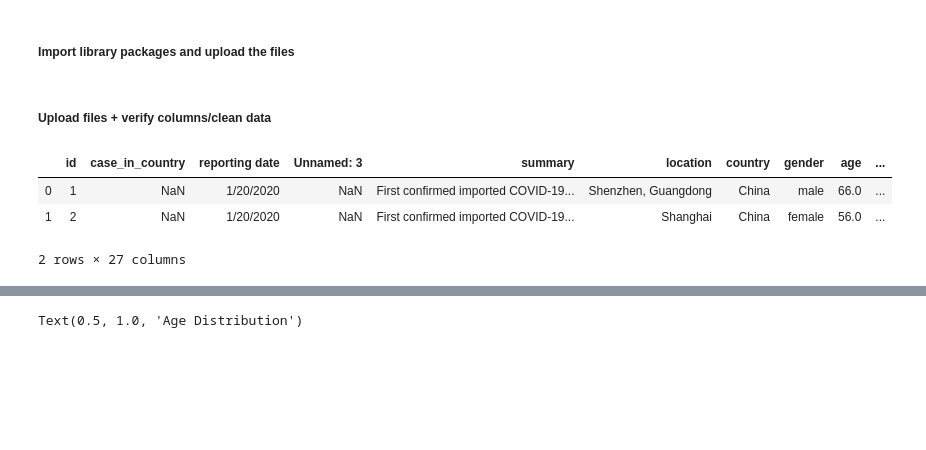
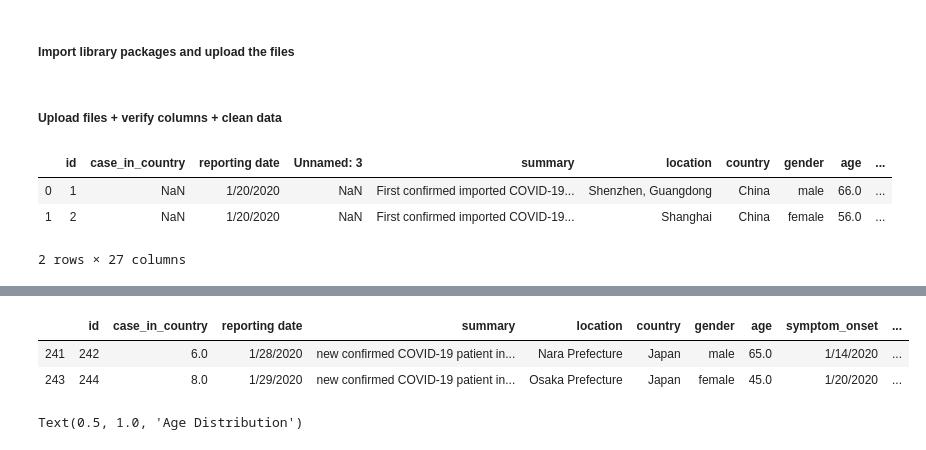
Before and after one commit to ThoaShook/Coronavirus-Analysis, a Jupyter notebook: Coronavirus_Analysis.ipynb, the cells around one changed output, grey strips where cells are left out. Saved outputs shown, nothing was run; the diff lists cells and outputs as text; code cells hidden in the pictures; blank space fills up the shorter version.

```diff
--- a/Coronavirus_Analysis.ipynb
+++ b/Coronavirus_Analysis.ipynb
@@ -12,7 +13,7 @@ import matplotlib.pyplot as plt
 import seaborn as sns
 sns.set(style='darkgrid')
 # %% [markdown]
-##### Upload files + verify columns/clean data
+##### Upload files + verify columns + clean data
 # %%
 df = pd.read_csv('COVID19_line_list_data.csv')
 df.head(2)
@@ -31,6 +32,12 @@ df.head(2)
 |  | id | case_in_country | reporting date | summary | location | country | gender | age | symptom_onset | ... |
 | 0 | 1 | NaN | 1/20/2020 | First confirmed imported COVID-19... | Shenzhen, Guangdong | China | male | 66.0 | 01/03/20 | ... |
 | 1 | 2 | NaN | 1/20/2020 | First confirmed imported COVID-19... | Shanghai | China | female | 56.0 | 1/15/2020 | ... |
+# %%
+df.dropna().head(2)
+# %% [output]
+|  | id | case_in_country | reporting date | summary | location | country | gender | age | symptom_onset | ... |
+| 241 | 242 | 6.0 | 1/28/2020 | new confirmed COVID-19 patient in... | Nara Prefecture | Japan | male | 65.0 | 1/14/2020 | ... |
+| 243 | 244 | 8.0 | 1/29/2020 | new confirmed COVID-19 patient in... | Osaka Prefecture | Japan | female | 45.0 | 1/20/2020 | ... |
 # %%
 # Plot age distribution in patients with coronavirus
 df['age'].hist(bins=100)
```
Also changed, not shown: parts of 5 cells of this notebook.
